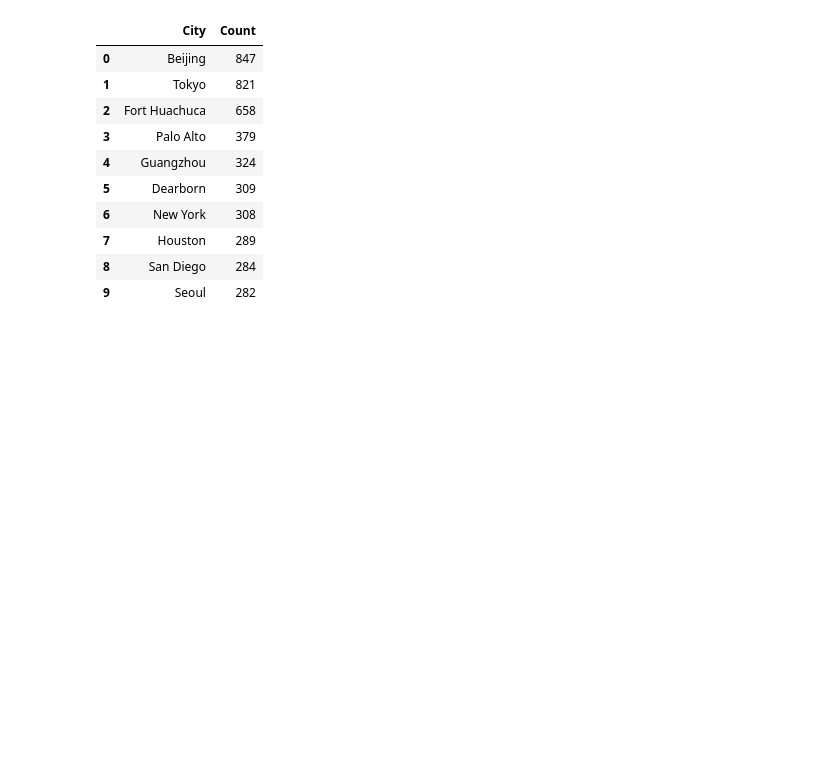
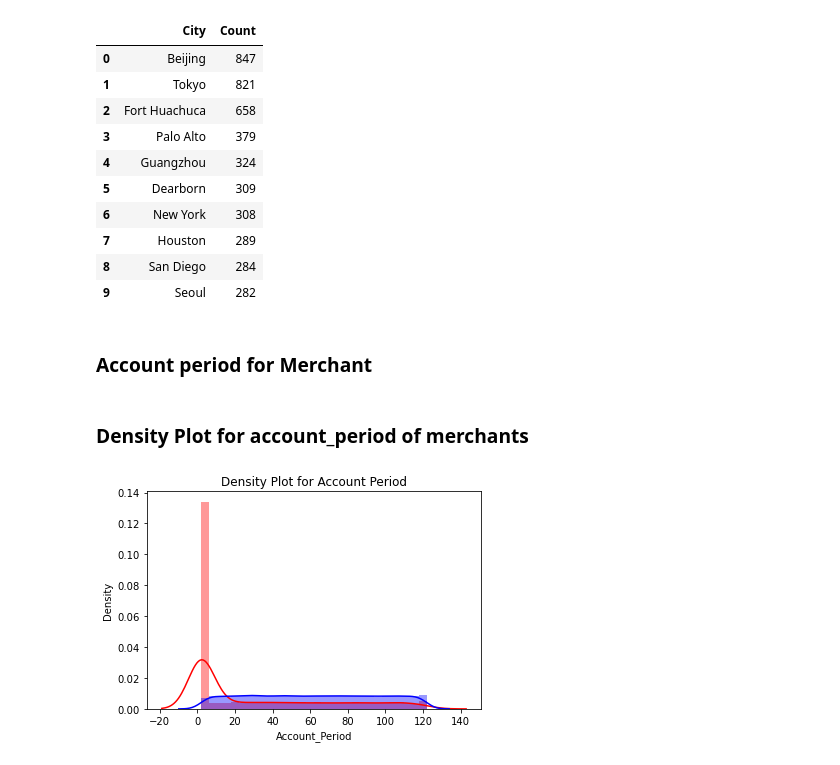
Before and after one commit to MANISH-KUMAR-CODES/Analysis-on-Fraud-Detection-In-Ecommerce-company, a Jupyter notebook: Predict_if_Merchant_is_Fraudster.ipynb, the cells around one changed output. Drawn from its saved outputs; the diff is of its cells as text; code cells hidden in the pictures; blank space fills up the shorter version.

```diff
--- a/Predict_if_Merchant_is_Fraudster.ipynb
+++ b/Predict_if_Merchant_is_Fraudster.ipynb
@@ -564,3 +565,21 @@ top_city_with_merchant.head(10)
 | 7 | Houston | 289 |
 | 8 | San Diego | 284 |
 | 9 | Seoul | 282 |
+# %% [markdown]
+### Account period for Merchant
+# %%
+train_df['Account_Period'] = (train_df['Date_of_Order'].dt.date -train_df['Merchant_Registration_Date'].dt.date).dt.days
+test_df['Account_Period'] = (test_df['Date_of_Order'].dt.date - test_df['Merchant_Registration_Date'].dt.date).dt.days
+# %%
+## Separating dataframe into fraud and not fraud dataframes
+fraud_df  =  train_df[train_df['Fraudster']==1]
+notfraud_df = train_df[train_df['Fraudster']==0]
+# %% [markdown]
+### Density Plot for account_period of merchants
+# %%
+# Plotting distplot
+sns.distplot( fraud_df['Account_Period'], kde = True, color ='red', bins = 30)
+sns.distplot( notfraud_df['Account_Period'], kde = True, color ='blue', bins = 30)
+plt.title('Density Plot for Account Period');
+# %% [output]
+[figure, added]
```
Also changed, not shown: parts of 11 cells of this notebook.
